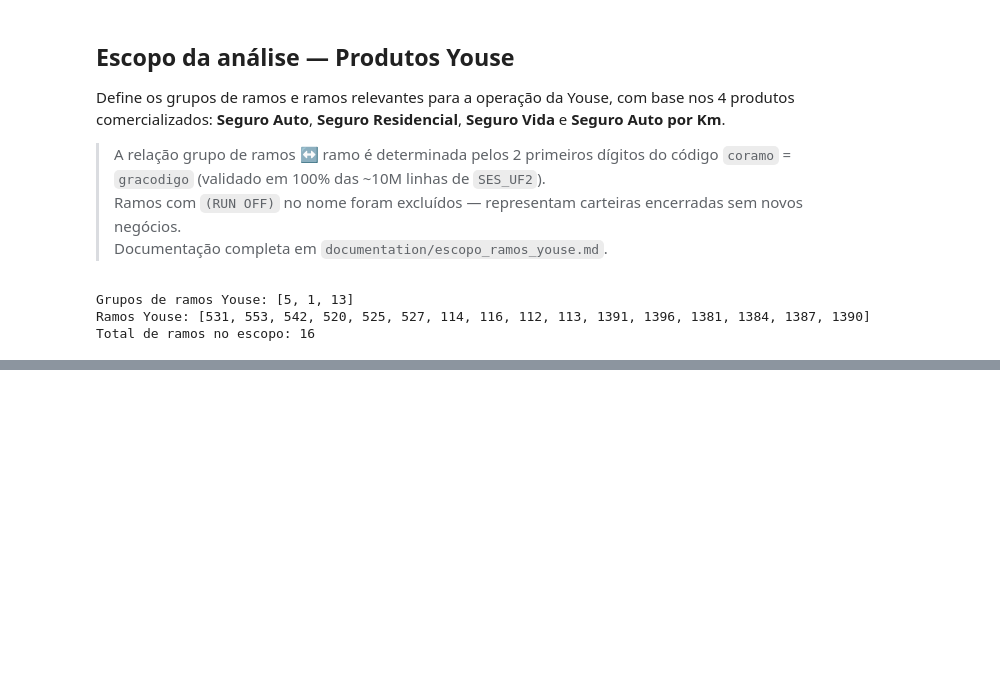
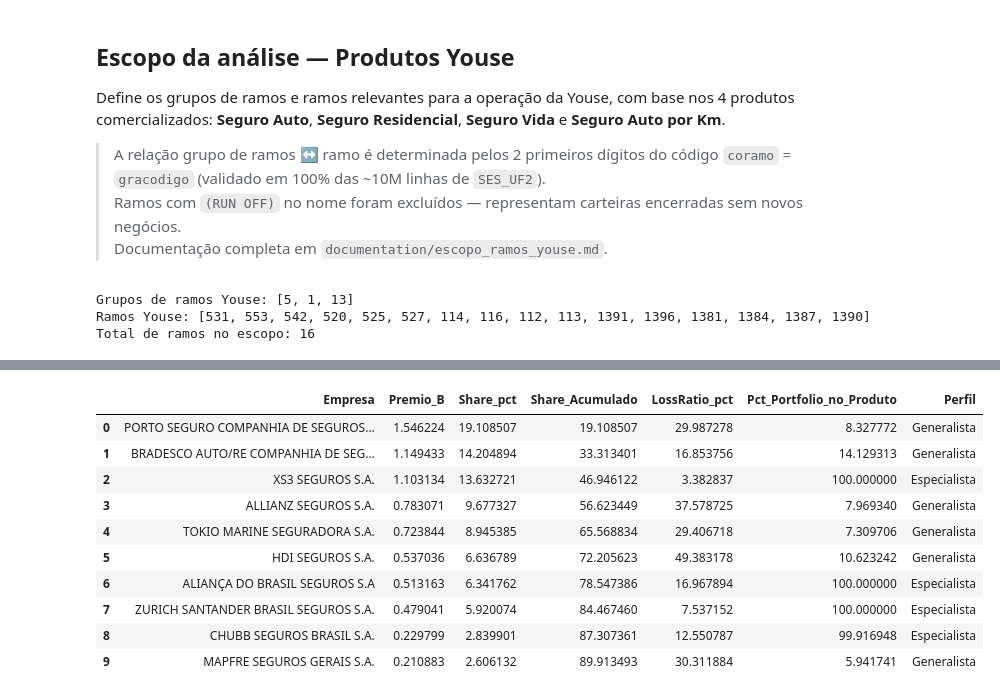
Before and after one commit to gbocalon-amp/youse-estrategia-de-clientes, a Jupyter notebook: analise_mkt_sizing/analises/analise.ipynb, the cells around one changed output, grey strips where cells are left out. Drawn from its saved outputs; the diff is of its cells as text; code cells hidden in the pictures; blank space fills up the shorter version.

```diff
--- a/analise_mkt_sizing/analises/analise.ipynb
+++ b/analise_mkt_sizing/analises/analise.ipynb
@@ -664,0 +1485,68 @@ Total de ramos no escopo: 16
+# %%
+a12_cia = (
+    dfp_rolling
+    .groupby('coenti', as_index=False)
+    .agg(premio_dir=('premio_dir','sum'), sin_dir=('sin_dir','sum'))
+)
+a12_cia = a12_cia.merge(ses_cias[['Coenti','Noenti']], left_on='coenti', right_on='Coenti', how='left')
+a12_cia['noenti']         = a12_cia['Noenti'].fillna('Empresa ' + a12_cia['coenti'].astype(str))
+a12_cia['loss_ratio_pct'] = a12_cia['sin_dir'] / a12_cia['premio_dir'] * 100
+a12_cia['premio_B']       = a12_cia['premio_dir'] / 1e9
+a12_cia = a12_cia.sort_values('premio_dir', ascending=False).reset_index(drop=True)
+
+tot_mercado_produto = a12_cia['premio_dir'].sum()
+n_empresas_produto  = len(a12_cia)
+
+# Merge com o consolidado (3 produtos, Análise 4) para classificar especialista vs. generalista
+a12_export = a12_cia[['coenti','noenti','premio_dir','premio_B','loss_ratio_pct']].head(10).copy()
+a12_export = a12_export.merge(
+    a4_cia[['coenti','premio_dir']].rename(columns={'premio_dir':'premio_total_3produtos'}),
+    on='coenti', how='left'
+)
+a12_export['premio_total_3produtos'] = a12_export['premio_total_3produtos'].fillna(a12_export['premio_dir'])
+a12_export['pct_portfolio']  = a12_export['premio_dir'] / a12_export['premio_total_3produtos'] * 100
+a12_export['perfil']         = np.where(a12_export['pct_portfolio'] >= 70, 'Especialista', 'Generalista')
+a12_export['share_pct']      = a12_export['premio_B'] / (tot_mercado_produto / 1e9) * 100
+a12_export['share_acum']     = a12_export['share_pct'].cumsum()
+top10_share_produto = a12_export['share_pct'].sum()
+
+print(f"{produto_sel} — Ranking de Competidores (mai/2025–abr/2026)")
+print(f"Mercado do produto: R$ {tot_mercado_produto/1e9:.2f}B | {n_empresas_produto} empresas ativas")
+print(f"\n{'#':<3}{'Empresa':<40}{'Prêmio':>9}{'Share':>7}{'Acum.':>7}{'LR':>7}  Perfil (% portfólio)")
+print("-" * 95)
+for i, (_, r) in enumerate(a12_export.iterrows(), 1):
+    nome = r['noenti'][:39]
+    print(f"{i:<3}{nome:<40}{r['premio_B']:>7.2f}B{r['share_pct']:>6.1f}%{r['share_acum']:>6.1f}%"
+          f"{r['loss_ratio_pct']:>6.1f}%  {r['perfil']} ({r['pct_portfolio']:.0f}%)")
+
+print(f"\n  >> Top 10 concentra {top10_share_produto:.1f}% do mercado de {produto_sel}")
+
+display(
+    a12_export[['noenti','premio_B','share_pct','share_acum','loss_ratio_pct','pct_portfolio','perfil']]
+    .rename(columns={
+        'noenti':'Empresa','premio_B':'Premio_B','share_pct':'Share_pct',
+        'share_acum':'Share_Acumulado','loss_ratio_pct':'LossRatio_pct',
+        'pct_portfolio':'Pct_Portfolio_no_Produto','perfil':'Perfil'
+    })
+    .reset_index(drop=True)
+)
+
+# Posição isolada da Youse no produto
+youse_prem_p = dfp_rolling[dfp_rolling['coenti'] == YOUSE_COENTI]['premio_dir'].sum()
+youse_sin_p  = dfp_rolling[dfp_rolling['coenti'] == YOUSE_COENTI]['sin_dir'].sum()
+youse_B_p    = youse_prem_p / 1e9
+youse_shr_p  = youse_B_p / (tot_mercado_produto / 1e9) * 100
+youse_rank_idx_p = a12_cia[a12_cia['coenti'] == YOUSE_COENTI].index
+youse_rank_p = int(youse_rank_idx_p[0]) + 1 if len(youse_rank_idx_p) > 0 else None
+
+print(f"\n{'='*60}")
+print(f"Posição da Youse em {produto_sel} (mai/2025–abr/2026)")
+print(f"{'='*60}")
+if youse_prem_p > 0:
+    youse_lr_p = youse_sin_p / youse_prem_p * 100
+    rank_str = f"#{youse_rank_p}" if youse_rank_p else "n/d"
+    print(f"Prêmio: R$ {youse_B_p:.3f}B | Share: {youse_shr_p:.2f}% | LR: {youse_lr_p:.1f}% | Rank: {rank_str} de {n_empresas_produto}")
+else:
+    print(f"Youse (coenti {YOUSE_COENTI}) não registra prêmio direto individualizado em {produto_sel} nesta base.")
+    print("Consistente com a Análise 4: as operações da Youse são reportadas dentro do grupo Caixa Seguridade na SUSEP.")
+# %% [output]
@@ -664,0 +1570,11 @@ Total de ramos no escopo: 16
+|  | Empresa | Premio_B | Share_pct | Share_Acumulado | LossRatio_pct | Pct_Portfolio_no_Produto | Perfil |
+| 0 | PORTO SEGURO COMPANHIA DE SEGUROS... | 1.546224 | 19.108507 | 19.108507 | 29.987278 | 8.327772 | Generalista |
+| 1 | BRADESCO AUTO/RE COMPANHIA DE SEG... | 1.149433 | 14.204894 | 33.313401 | 16.853756 | 14.129313 | Generalista |
+| 2 | XS3 SEGUROS S.A. | 1.103134 | 13.632721 | 46.946122 | 3.382837 | 100.000000 | Especialista |
+| 3 | ALLIANZ SEGUROS S.A. | 0.783071 | 9.677327 | 56.623449 | 37.578725 | 7.969340 | Generalista |
+| 4 | TOKIO MARINE SEGURADORA S.A. | 0.723844 | 8.945385 | 65.568834 | 29.406718 | 7.309706 | Generalista |
+| 5 | HDI SEGUROS S.A. | 0.537036 | 6.636789 | 72.205623 | 49.383178 | 10.623242 | Generalista |
+| 6 | ALIANÇA DO BRASIL SEGUROS S.A | 0.513163 | 6.341762 | 78.547386 | 16.967894 | 100.000000 | Especialista |
+| 7 | ZURICH SANTANDER BRASIL SEGUROS S.A. | 0.479041 | 5.920074 | 84.467460 | 7.537152 | 100.000000 | Especialista |
+| 8 | CHUBB SEGUROS BRASIL S.A. | 0.229799 | 2.839901 | 87.307361 | 12.550787 | 99.916948 | Especialista |
+| 9 | MAPFRE SEGUROS GERAIS S.A. | 0.210883 | 2.606132 | 89.913493 | 30.311884 | 5.941741 | Generalista |
```
Also changed, not shown: parts of 45 cells of this notebook.
